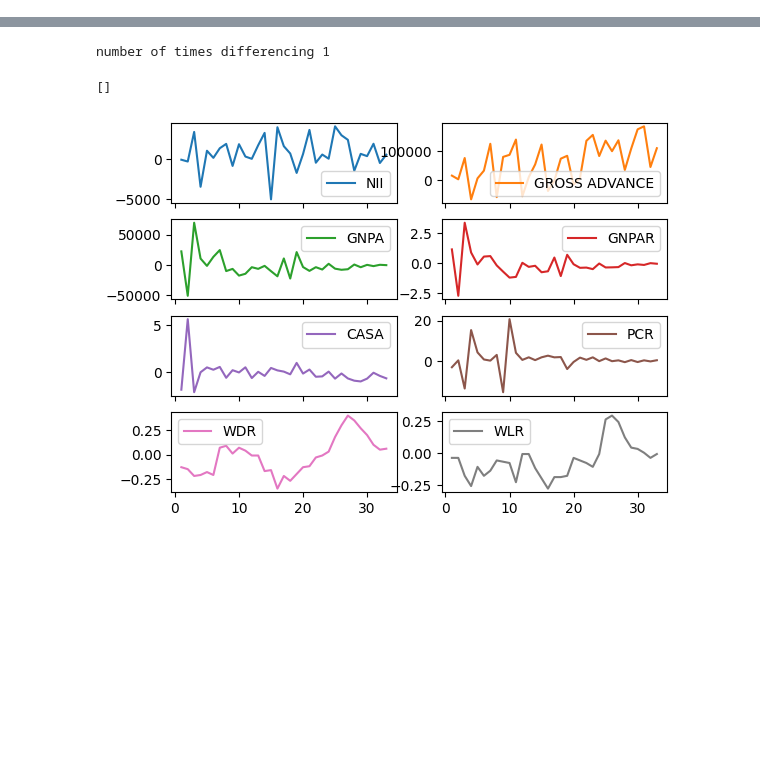
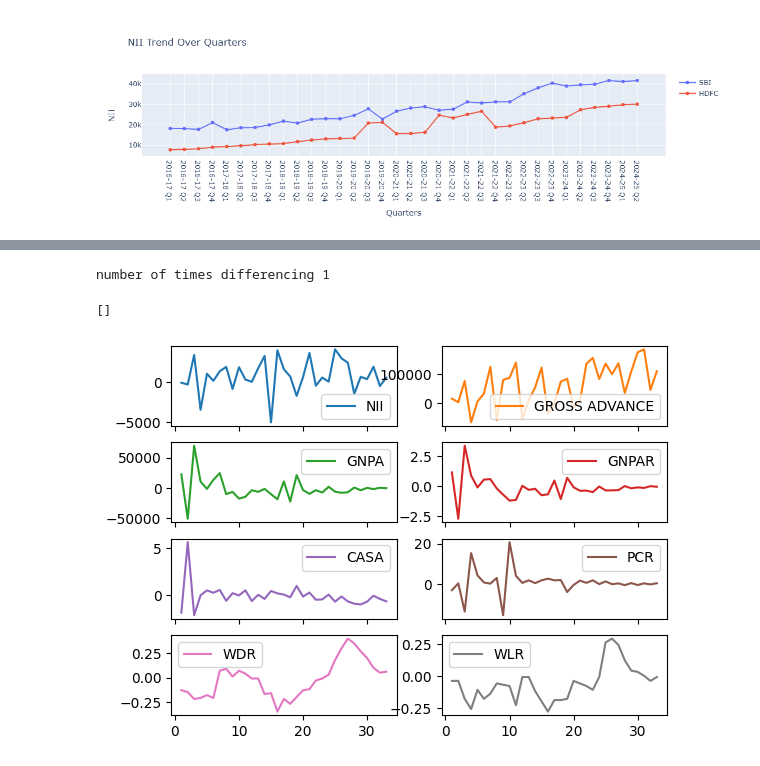
Before and after one commit to Atreyee4702/nii-forecast, a Jupyter notebook: univariate analysis.ipynb, the cells around one changed output, grey strips where cells are left out. Drawn from its saved outputs; the diff is of its cells as text; code cells hidden in the pictures; blank space fills up the shorter version.

```diff
--- a/univariate analysis.ipynb
+++ b/univariate analysis.ipynb
@@ -20,0 +43,17 @@ hdfc=pd.read_csv("nii hdfc.csv")
+# %%
+import plotly.graph_objects as go
+
+fig = go.Figure()
+
+# Add first dataset
+fig.add_trace(go.Scatter(x=sbi["QUARTERS"], y=sbi["NII"], mode="lines+markers", name="SBI"))
+
+# Add second dataset
+fig.add_trace(go.Scatter(x=hdfc["QUARTERS"], y=hdfc["NII"], mode="lines+markers", name="HDFC"))
+
+# Update layout
+fig.update_layout(title="NII Trend Over Quarters", xaxis_title="Quarters", yaxis_title="NII")
+
+fig.show()
+# %% [output]
+[figure, added]
```
Also changed, not shown: parts of 35 cells of this notebook, 2 other files.
